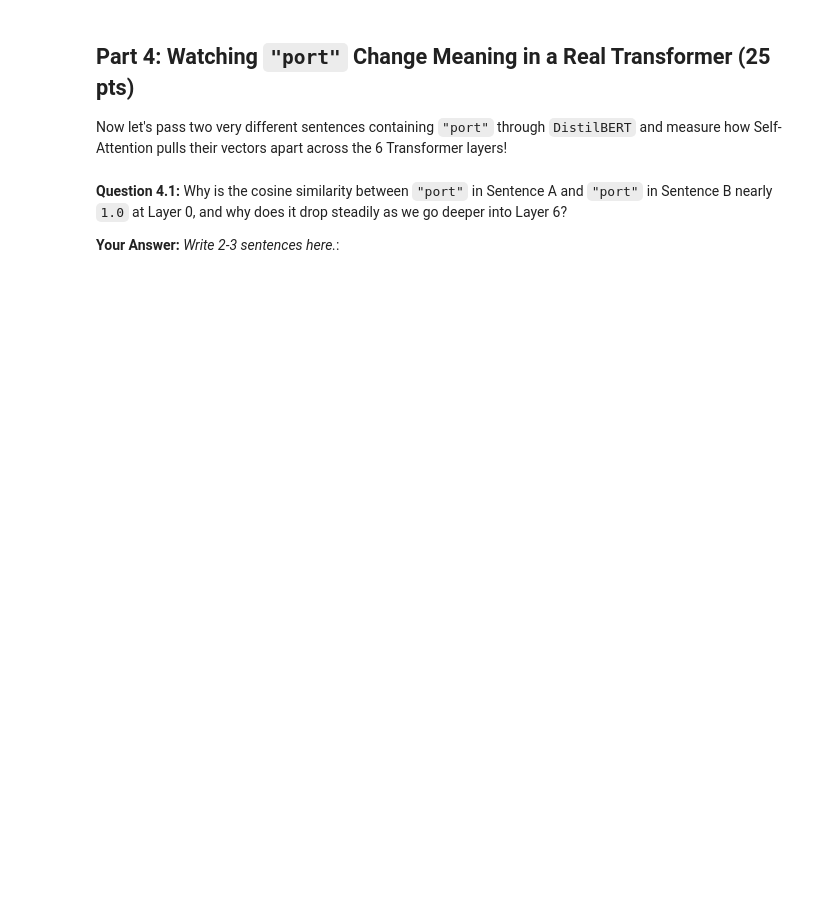
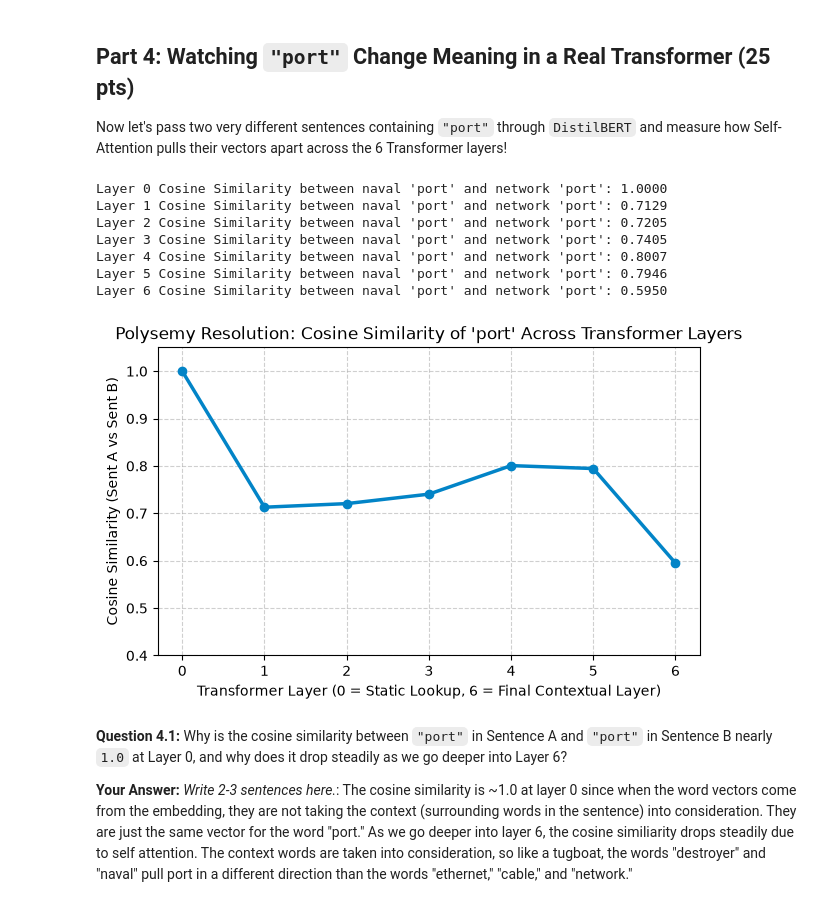
Before and after one commit to SorenPatel10/si470, a Jupyter notebook: Proj_Transformers/lab11_starter.ipynb, the cells around one changed output. Cells and saved outputs as stored; diff of their text form; code cells hidden in the pictures; blank space fills up the shorter version.

```diff
--- a/Proj_Transformers/lab11_starter.ipynb
+++ b/Proj_Transformers/lab11_starter.ipynb
@@ -175,36 +220,47 @@ inputs_b = tokenizer(sent_b, return_tensors="pt")
 
 tokens_a = tokenizer.convert_ids_to_tokens(inputs_a["input_ids"][0])
 tokens_b = tokenizer.convert_ids_to_tokens(inputs_b["input_ids"][0])
 
 idx_port_a = tokens_a.index("port")
 idx_port_b = tokens_b.index("port")
 
 with torch.no_grad():
     out_a = model(**inputs_a)
     out_b = model(**inputs_b)
 
 # out.hidden_states is a tuple of 7 tensors: Layer 0 (static embedding) through Layer 6 (final layer)
 # Each tensor has shape (1, W, 768)
 # TODO: Compute the cosine similarity between the vector for "port" in Sentence A and Sentence B
 # at EVERY layer from Layer 0 to Layer 6, and store them in a list `layer_similarities`.
 layer_similarities = []
 for layer_idx in range(len(out_a.hidden_states)):
-    # TODO: Extract vec_a and vec_b for "port" at `layer_idx` and compute F.cosine_similarity
-    pass
+    vec_a = out_a.hidden_states[layer_idx][0,idx_port_a]
+    vec_b = out_b.hidden_states[layer_idx][0,idx_port_b]
+    similarity = F.cosine_similarity(vec_a,vec_b, dim=0).item()
+    layer_similarities.append(similarity)
 
 for l, sim in enumerate(layer_similarities):
     print(f"Layer {l} Cosine Similarity between naval 'port' and network 'port': {sim:.4f}")
 
 # Plot the divergence across layers
 plt.figure(figsize=(7, 4))
 plt.plot(range(len(layer_similarities)), layer_similarities, marker="o", linewidth=2.5, color="#0284c7")
 plt.title("Polysemy Resolution: Cosine Similarity of 'port' Across Transformer Layers")
 plt.xlabel("Transformer Layer (0 = Static Lookup, 6 = Final Contextual Layer)")
 plt.ylabel("Cosine Similarity (Sent A vs Sent B)")
 plt.ylim(0.4, 1.05)
 plt.grid(True, linestyle="--", alpha=0.6)
 plt.show()
+# %% [output]
+Layer 0 Cosine Similarity between naval 'port' and network 'port': 1.0000
+Layer 1 Cosine Similarity between naval 'port' and network 'port': 0.7129
+Layer 2 Cosine Similarity between naval 'port' and network 'port': 0.7205
+Layer 3 Cosine Similarity between naval 'port' and network 'port': 0.7405
+Layer 4 Cosine Similarity between naval 'port' and network 'port': 0.8007
+Layer 5 Cosine Similarity between naval 'port' and network 'port': 0.7946
+Layer 6 Cosine Similarity between naval 'port' and network 'port': 0.5950
+[figure, added]
 # %% [markdown]
 **Question 4.1:** Why is the cosine similarity between `"port"` in Sentence A and `"port"` in Sentence B nearly `1.0` at Layer 0, and why does it drop steadily as we go deeper into Layer 6?
 
-**Your Answer:** *Write 2-3 sentences here.*:
+**Your Answer:** *Write 2-3 sentences here.*: The cosine similarity is ~1.0 at layer 0 since when the word vectors come from the embedding, they are not taking the context (surrounding words in the sentence) into consideration. They are just the same vector for the word "port." As we go deeper into layer 6, the cosine similiarity drops steadily due to self attention. The context words are taken into consideration, so like a tugboat, the words "destroyer" and "naval" pull port in a different direction than the words "ethernet," "cable," and "network."
```
Also changed, not shown: parts of 14 cells of this notebook.
